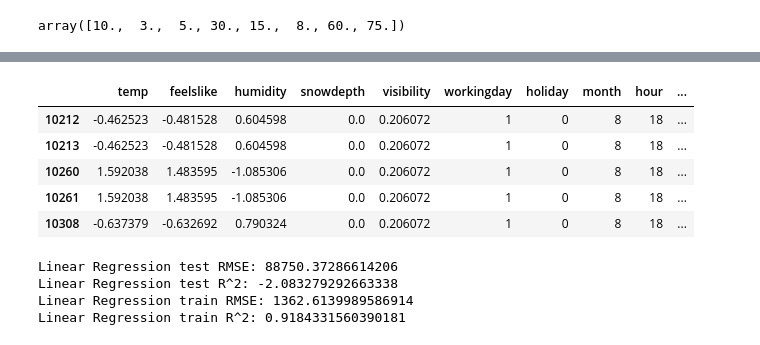
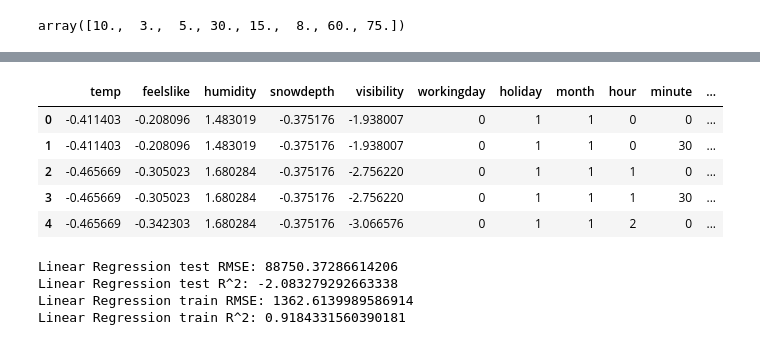
Before and after one commit to gpanagioto/bikesharingdemand_IBA22, a Jupyter notebook: PreperationAndPrediction.ipynb, the cells around one changed output, grey strips where cells are left out. Cells and saved outputs as stored; diff of their text form; code cells hidden in the pictures.

```diff
--- a/PreperationAndPrediction.ipynb
+++ b/PreperationAndPrediction.ipynb
@@ -626,19 +619,26 @@ print("Test data shape", test_set_sequence.shape, "Test data output shape", test
+# %%
+def TrainingAndTestData(X,y,predict_time,predict_month):
+    X_test = X[(X['hour']==predict_time-2) & (X['month']==predict_month)]
+    y_test = y[(y['hour']==predict_time) & (y['month']==predict_month)]['pickups']
+    X_train = X[(~X['hour'].isin([predict_time-2])) & ((X['month']!=predict_month))]
+    y_train = y[(~y['hour'].isin([predict_time])) & (y['month']!=predict_month)]
+
+    train_sequence = {}
+    for time in list(X_train['hour'].unique()):
+        train_sequence[time] = [X_train[X_train['hour']==time].values, y_train[y_train['hour']==time+2]['pickups'].values]
+
+    return X_test, y_test, X_train, y_train, train_sequence
+# %%
+X_test, y_test, X_train, y_train, train_sequence = TrainingAndTestData(X,y, 18, 8)
 # %%
-from sklearn.preprocessing import StandardScaler
-sc_X = StandardScaler()
-scalin_columns = ['temp', 'feelslike', 'humidity', 'snowdepth', 'visibility','lag(pickups,1)', 'lag(pickups,2)',
-       'lag(pickups,3)', 'lag(pickups,4)']
-X_train[scalin_columns] = sc_X.fit_transform(X_train[scalin_columns])
-X_test[scalin_columns] = sc_X.fit_transform(X_test[scalin_columns])
+X_train.head()
+# %% [output]
+|  | temp | feelslike | humidity | snowdepth | visibility | workingday | holiday | month | hour | minute | ... |
+| 0 | -0.411403 | -0.208096 | 1.483019 | -0.375176 | -1.938007 | 0 | 1 | 1 | 0 | 0 | ... |
+| 1 | -0.411403 | -0.208096 | 1.483019 | -0.375176 | -1.938007 | 0 | 1 | 1 | 0 | 30 | ... |
+| 2 | -0.465669 | -0.305023 | 1.680284 | -0.375176 | -2.756220 | 0 | 1 | 1 | 1 | 0 | ... |
+| 3 | -0.465669 | -0.305023 | 1.680284 | -0.375176 | -2.756220 | 0 | 1 | 1 | 1 | 30 | ... |
+| 4 | -0.465669 | -0.342303 | 1.680284 | -0.375176 | -3.066576 | 0 | 1 | 1 | 2 | 0 | ... |
-# %%
-X_test.head()
-# %% [output]
-|  | temp | feelslike | humidity | snowdepth | visibility | workingday | holiday | month | hour | ... |
-| 10212 | -0.462523 | -0.481528 | 0.604598 | 0.0 | 0.206072 | 1 | 0 | 8 | 18 | ... |
-| 10213 | -0.462523 | -0.481528 | 0.604598 | 0.0 | 0.206072 | 1 | 0 | 8 | 18 | ... |
-| 10260 | 1.592038 | 1.483595 | -1.085306 | 0.0 | 0.206072 | 1 | 0 | 8 | 18 | ... |
-| 10261 | 1.592038 | 1.483595 | -1.085306 | 0.0 | 0.206072 | 1 | 0 | 8 | 18 | ... |
-| 10308 | -0.637379 | -0.632692 | 0.790324 | 0.0 | 0.206072 | 1 | 0 | 8 | 18 | ... |
 # %%
 LRM = LinearRegression()
 #log_ytest, log_ytrain = np.log1p(y_test), np.log1p(y_train)  # Log Transformation of Target Value y
```
Also changed, not shown: parts of 15 cells of this notebook.
